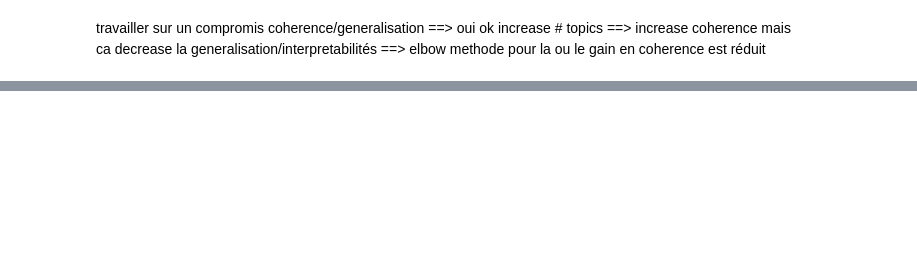
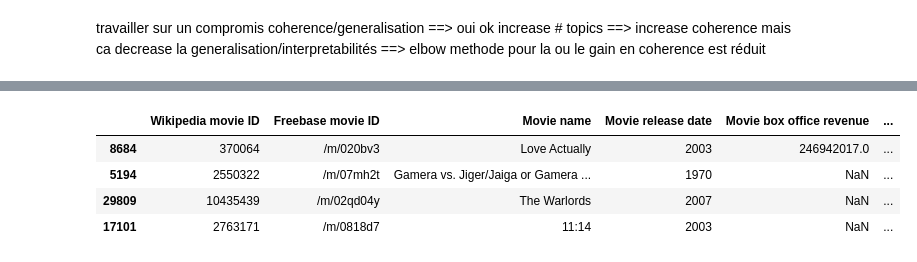
Before and after one commit to epfl-ada/ada-2024-project-4bigbrains, a Jupyter notebook: LDA.ipynb, the cells around one changed output, grey strips where cells are left out. Cells and saved outputs as stored; diff of their text form; code cells hidden in the pictures; blank space fills up the shorter version.

```diff
--- a/LDA.ipynb
+++ b/LDA.ipynb
@@ -262,0 +212,13 @@ plt.show()
+# %%
+top_terms = []
+for topic_id in range(selected_model.num_topics):
+    top_terms.append([word for word, prob in selected_model.show_topic(topic_id, topn=5)])
+
+max_prop_movies = merged_df.loc[merged_df.groupby('Theme 1')['Prop Theme 1'].idxmax()]
+max_prop_movies.head()
+# %% [output]
+|  | Wikipedia movie ID | Freebase movie ID | Movie name | Movie release date | Movie box office revenue | ... |
+| 8684 | 370064 | /m/020bv3 | Love Actually | 2003 | 246942017.0 | ... |
+| 5194 | 2550322 | /m/07mh2t | Gamera vs. Jiger/Jaiga or Gamera ... | 1970 | NaN | ... |
+| 29809 | 10435439 | /m/02qd04y | The Warlords | 2007 | NaN | ... |
+| 17101 | 2763171 | /m/0818d7 | 11:14 | 2003 | NaN | ... |
```
Also changed, not shown: parts of 12 cells of this notebook.
